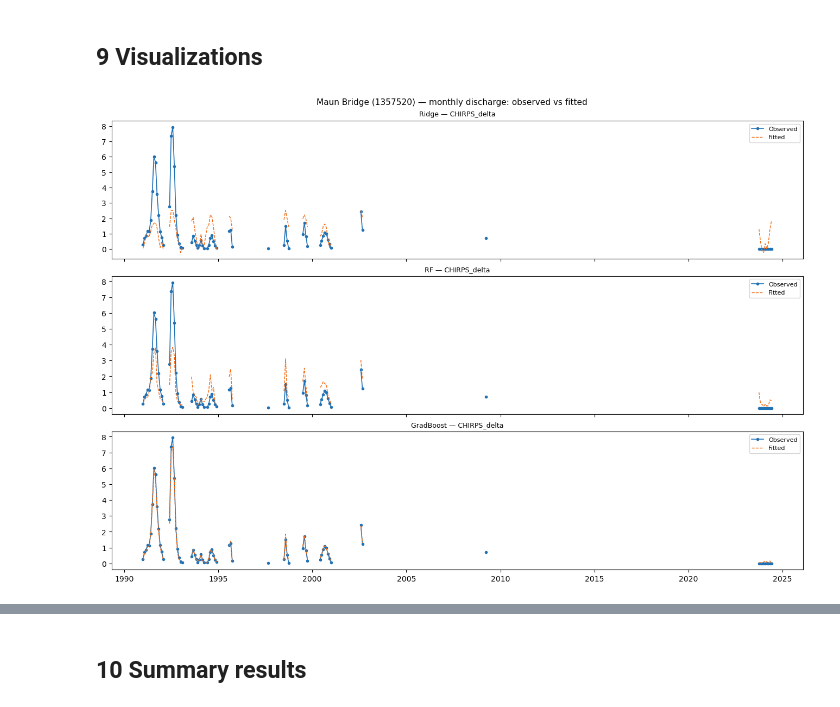
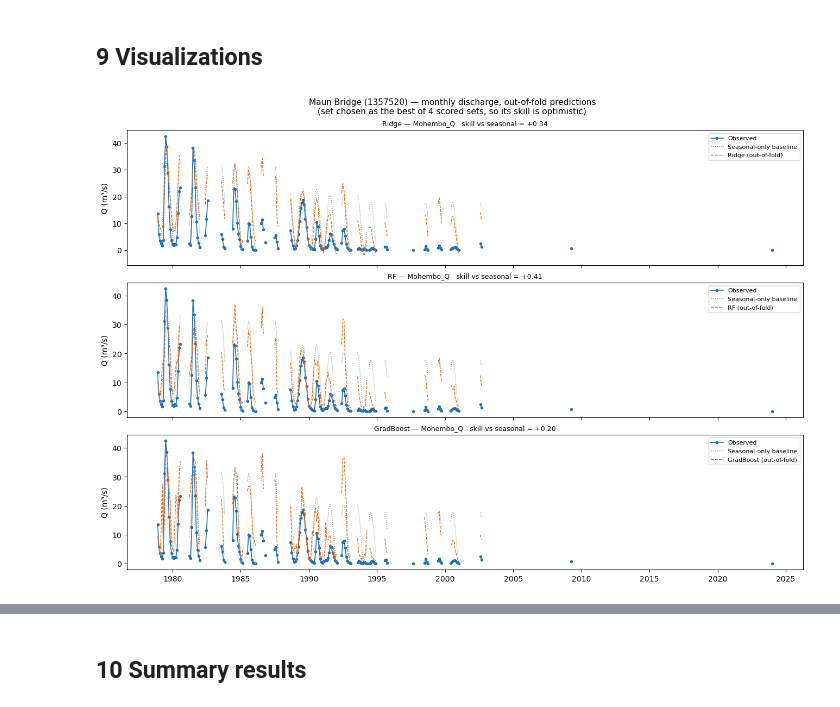
Before and after one commit to octavia-crompton/dswe-inman-lyons, a Jupyter notebook: notebooks/flood_prediction_okavango.ipynb, the cells around one changed output, grey strips where cells are left out. Drawn from its saved outputs; the diff is of its cells as text; code cells hidden in the pictures.

```diff
--- a/notebooks/flood_prediction_okavango.ipynb
+++ b/notebooks/flood_prediction_okavango.ipynb
@@ -73,7 +95,8 @@ STATIONS = {
     1357100: {"name": "Mohembo",       "river": "Okavango",    "role": "inlet"},
     1357520: {"name": "Maun Bridge",   "river": "Thamalakane", "role": "target"},
     1357530: {"name": "Boro Junction", "river": "Boro",        "role": "target"},
-    1357535: {"name": "Pantoon Site",  "river": "Boro",        "role": "target"},
+    # 1357535 Pantoon Site is excluded: its GRDC daily record is an exact copy of
+    # 1357530 Boro Junction (all 9,165 overlapping days, 1969–2016, identical).
     1357501: {"name": "Samedupe",      "river": "Boteti",      "role": "target"},
     1357500: {"name": "Rakops",        "river": "Boteti",      "role": "target"},
     1357510: {"name": "Bund",          "river": "Lake River",  "role": "target"},
@@ -610,64 +654,48 @@ for target_key in ("peak_Q", "arrival_month"):
 # %% [markdown]
 ## 9  Visualizations
 # %%
-import matplotlib.dates as mdates
-import copy as _copy
-
-def _insert_gap_nans(index, values, max_gap_months=3):
+def _insert_gap_nans(index, values, max_gap_months=1):
     """Insert NaNs where consecutive timestamps are more than max_gap_months apart,
     so matplotlib breaks the line instead of interpolating across the gap."""
     idx = pd.DatetimeIndex(index)
     vals = np.array(values, dtype=float)
     new_idx, new_vals = [idx[0]], [vals[0]]
     gap = pd.Timedelta(days=max_gap_months * 31)
     for i in range(1, len(idx)):
         if idx[i] - idx[i - 1] > gap:
             new_idx.append(idx[i] - pd.Timedelta(days=1))
             new_vals.append(np.nan)
         new_idx.append(idx[i])
         new_vals.append(vals[i])
     return pd.DatetimeIndex(new_idx), np.array(new_vals)
 
-def fit_and_plot_monthly(feat_df, target_monthly, pred_cols, model_name="Ridge",
-                          title="", ax=None):
-    """Fit on full data, overlay fitted vs observed monthly discharge."""
-    avail  = [c for c in pred_cols if c in feat_df.columns]
-    df     = feat_df[avail].join(target_monthly.rename("y")).dropna()
-    X, y   = df[avail].values, df["y"].values
-    m = _copy.deepcopy(MODELS[model_name])
-    m.fit(X, y)
-    y_hat  = m.predict(X)
-
-    if ax is None:
-        fig, ax = plt.subplots(figsize=(12, 3))
-    idx_obs, y_obs = _insert_gap_nans(df.index, y)
-    idx_fit, y_fit = _insert_gap_nans(df.index, y_hat)
-    ax.plot(idx_obs, y_obs, marker='.', lw=1.2, color="#2171b5", label="Observed")
-    ax.plot(idx_fit, y_fit, lw=1.0, color="#f16913", ls="--", label="Fitted")
-    ax.set_title(title or model_name, fontsize=9)
-    ax.xaxis.set_major_locator(mdates.YearLocator(5))
-    ax.xaxis.set_major_formatter(mdates.DateFormatter("%Y"))
-    ax.legend(fontsize=8)
-    return ax
-
-# ── Plot best predictor sets for each model ──────────────────────────────────
-maun_q = monthly_q.get(MAUN_ID, pd.Series(dtype=float))
-if not maun_q.empty:
-    maun_q.index = pd.to_datetime(maun_q.index).to_period("M").to_timestamp()
-
-best_pset_name = (results_df.mean(axis=1).idxmax()
-                  if not results_df.empty else list(PRED_SETS.keys())[0])
-best_cols = PRED_SETS[best_pset_name]
-
-fig, axes = plt.subplots(len(MODELS), 1, figsize=(13, 3 * len(MODELS)),
-                         constrained_layout=True, sharex=True)
-for ax, mname in zip(axes, MODELS):
-    fit_and_plot_monthly(feat_lagged, maun_q, best_cols, model_name=mname,
-                         title=f"{mname} — {best_pset_name}", ax=ax)
-fig.suptitle(f"Maun Bridge ({MAUN_ID}) — monthly discharge: observed vs fitted",
-             fontsize=11)
-fig.savefig(FIG_OUT / "monthly_fitted_maun.png", dpi=150)
-plt.show()
+# ── Out-of-fold predictions for the best-scoring set at Maun ─────────────────
+scored_sets = results_df.dropna(subset=["Ridge_skill"])
+if scored_sets.empty:
+    print(f"No predictor set reaches {MIN_MONTHS} months at Maun Bridge — nothing to plot.")
+else:
+    best_pset_name = scored_sets["Ridge_skill"].idxmax()
+    res = evaluate_predictor_set(feat_lagged, maun_q, PRED_SETS[best_pset_name], return_predictions=True)
+    pdf = res["predictions"].dropna(subset=["seasonal"])
+    fig, axes = plt.subplots(len(MODELS), 1, figsize=(13, 3 * len(MODELS)),
+                             constrained_layout=True, sharex=True)
+    for ax, mname in zip(axes, MODELS):
+        for col, sty in [("observed", dict(color="#2171b5", lw=1.2, marker=".", label="Observed")),
+                         ("seasonal", dict(color="0.6", lw=1.0, ls=":", label="Seasonal-only baseline")),
+                         (mname, dict(color="#f16913", lw=1.0, ls="--", label=f"{mname} (out-of-fold)"))]:
+            ix, v = _insert_gap_nans(pdf.index, pdf[col])
+            ax.plot(ix, v, **sty)
+        ax.set_title(f"{mname} — {best_pset_name}   skill vs seasonal = {res[f'{mname}_skill']:+.2f}",
+                     fontsize=9)
+        ax.set_ylabel("Q (m³/s)")
+        ax.xaxis.set_major_locator(mdates.YearLocator(5))
+        ax.xaxis.set_major_formatter(mdates.DateFormatter("%Y"))
+        ax.legend(fontsize=8)
+    fig.suptitle(f"Maun Bridge ({MAUN_ID}) — monthly discharge, out-of-fold predictions\n"
+                 f"(set chosen as the best of {len(scored_sets)} scored sets, so its skill is optimistic)",
+                 fontsize=11)
+    fig.savefig(FIG_OUT / "monthly_fitted_maun.png", dpi=150)
+    plt.show()
 # %% [output]
-[figure, old version]
+[figure, new version]
 # %%
```
Also changed, not shown: parts of 19 cells of this notebook.
